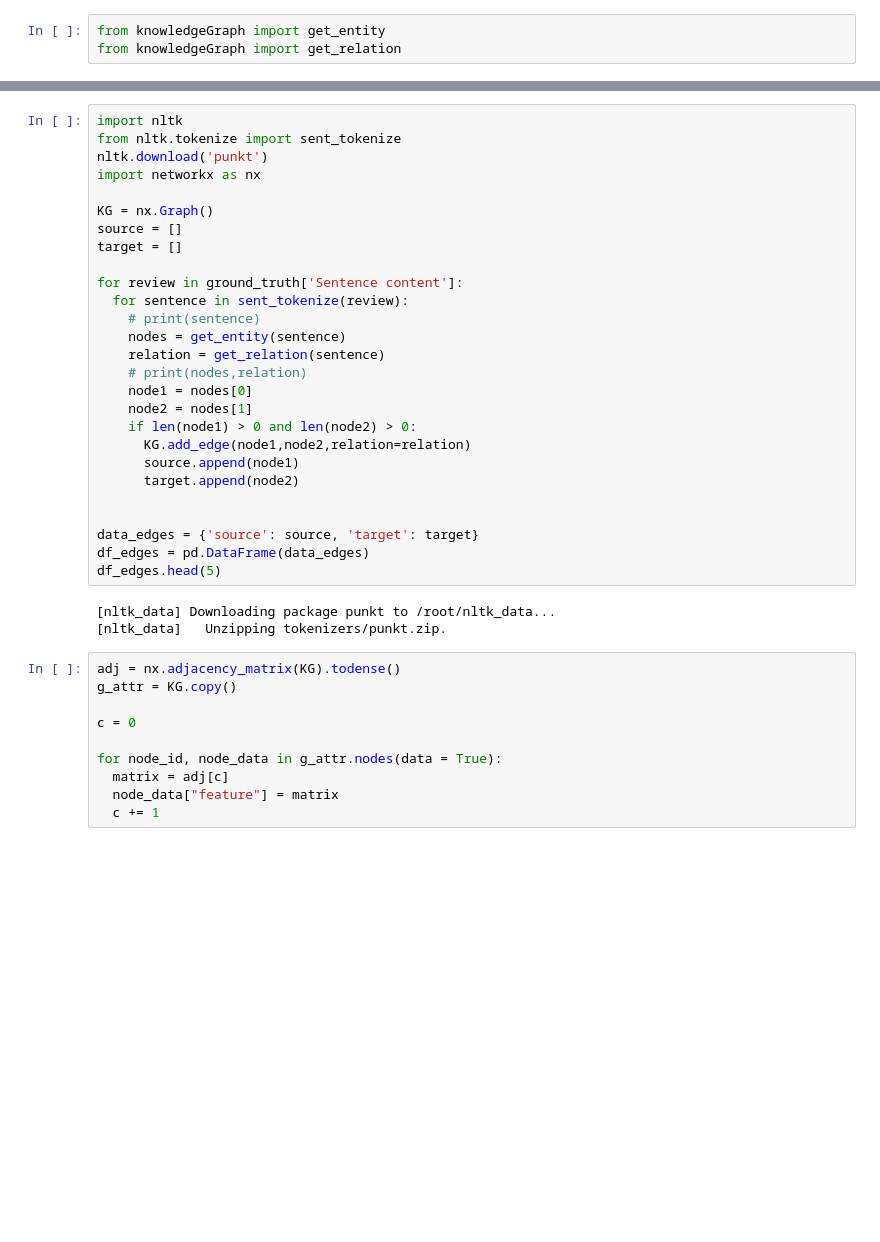
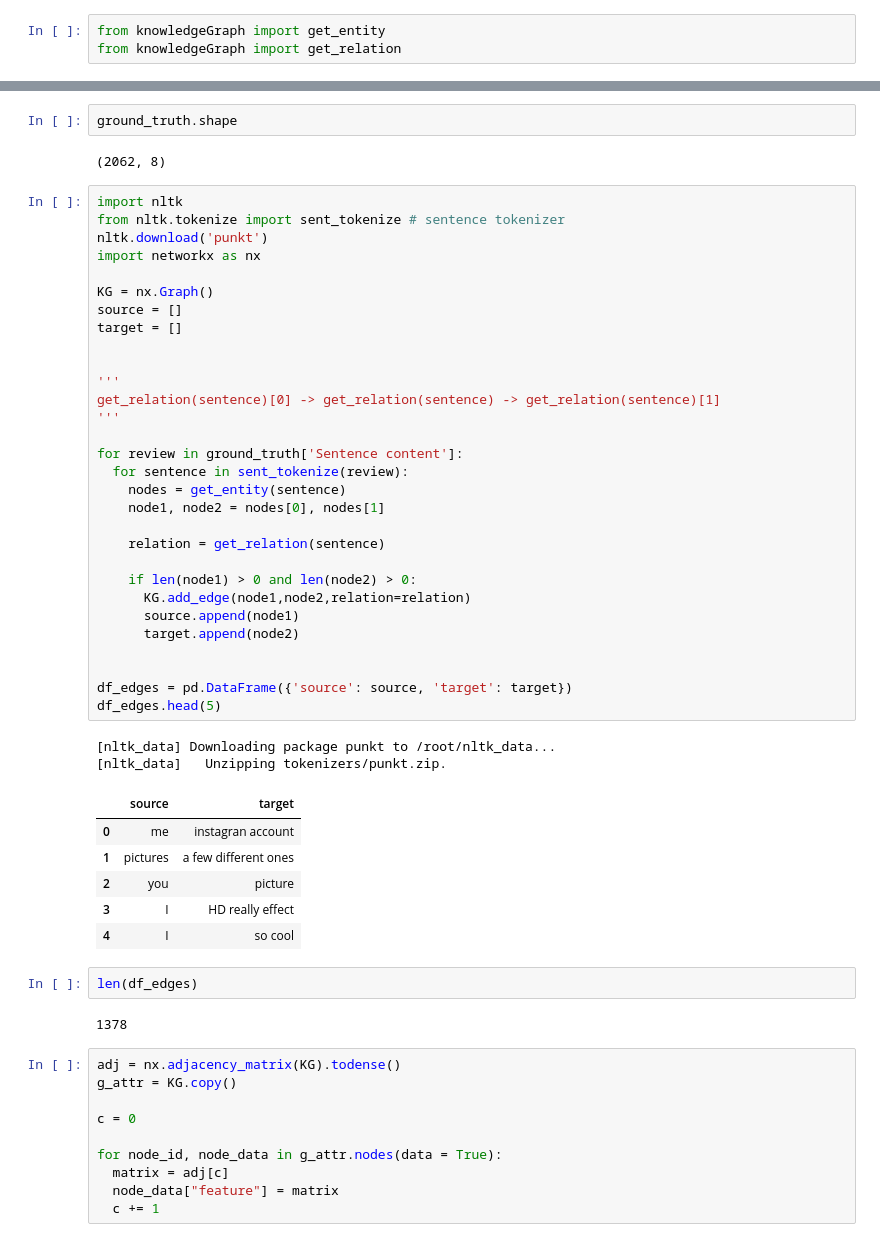
Before and after one commit to aime-n/ic, a Jupyter notebook: gcn_groundtruth_1_feature.ipynb, the cells around one changed output, grey strips where cells are left out. Cells and saved outputs as stored; diff of their text form; blank space fills up the shorter version.

```diff
--- a/gcn_groundtruth_1_feature.ipynb
+++ b/gcn_groundtruth_1_feature.ipynb
@@ -24,36 +24,53 @@ ground_truth.head(3)
 | 0 | com.zentertain.photoeditor | gp:AOqpTOEW40L9WXqCjzq04bqaZImgMd... | 1 | May be i can check | NaN | NaN | ... |
 | 1 | com.zentertain.photoeditor | gp:AOqpTOF57AQPvmnCiWYurwLY-F2-me... | 1 | It make me happy | NaN | NaN | ... |
 | 2 | com.zentertain.photoeditor | gp:AOqpTOHYdmt72q4tSD8TZ8A5fZQqGi... | 1 | I have a normal phone and it made... | NaN | pics | ... |
+# %%
+ground_truth.shape
+# %% [output]
+(2062, 8)
 # %%
 import nltk
-from nltk.tokenize import sent_tokenize
+from nltk.tokenize import sent_tokenize # sentence tokenizer
 nltk.download('punkt')
 import networkx as nx
 
 KG = nx.Graph()
 source = []
 target = []
 
+
+'''
+get_relation(sentence)[0] -> get_relation(sentence) -> get_relation(sentence)[1]
+'''
+
 for review in ground_truth['Sentence content']:
   for sentence in sent_tokenize(review):
-    # print(sentence)
     nodes = get_entity(sentence)
+    node1, node2 = nodes[0], nodes[1]
+
     relation = get_relation(sentence)
-    # print(nodes,relation)
-    node1 = nodes[0]
-    node2 = nodes[1]
+
     if len(node1) > 0 and len(node2) > 0:
       KG.add_edge(node1,node2,relation=relation)
       source.append(node1)
       target.append(node2)
 
 
-data_edges = {'source': source, 'target': target}
-df_edges = pd.DataFrame(data_edges)
+df_edges = pd.DataFrame({'source': source, 'target': target})
 df_edges.head(5)
 # %% [output]
 [nltk_data] Downloading package punkt to /root/nltk_data...
 [nltk_data]   Unzipping tokenizers/punkt.zip.
+|  | source | target |
+| 0 | me | instagran account |
+| 1 | pictures | a few different ones |
+| 2 | you | picture |
+| 3 | I | HD really effect |
+| 4 | I | so cool |
+# %%
+len(df_edges)
+# %% [output]
+1378
 # %%
 adj = nx.adjacency_matrix(KG).todense()
 g_attr = KG.copy()
```
Also changed, not shown: parts of 26 cells of this notebook.
